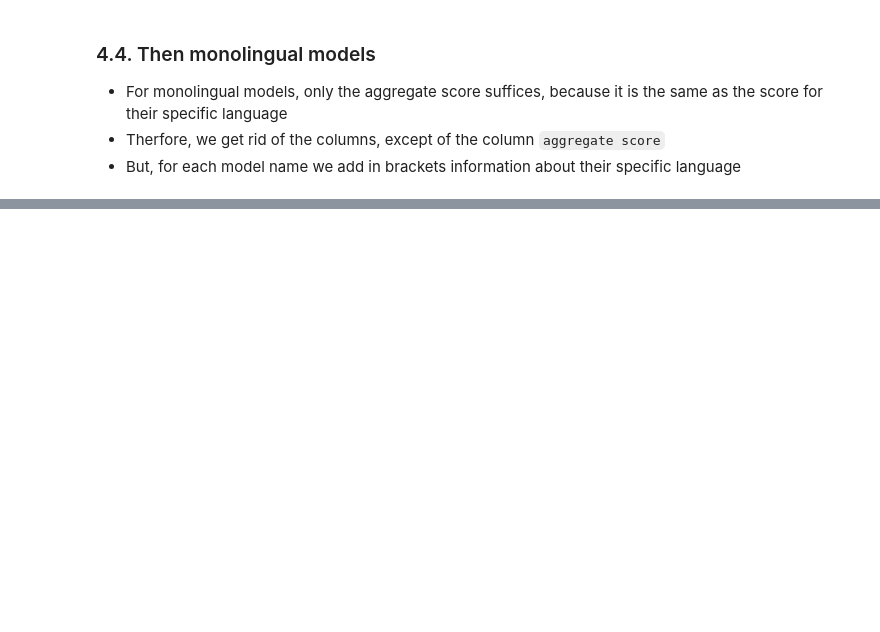
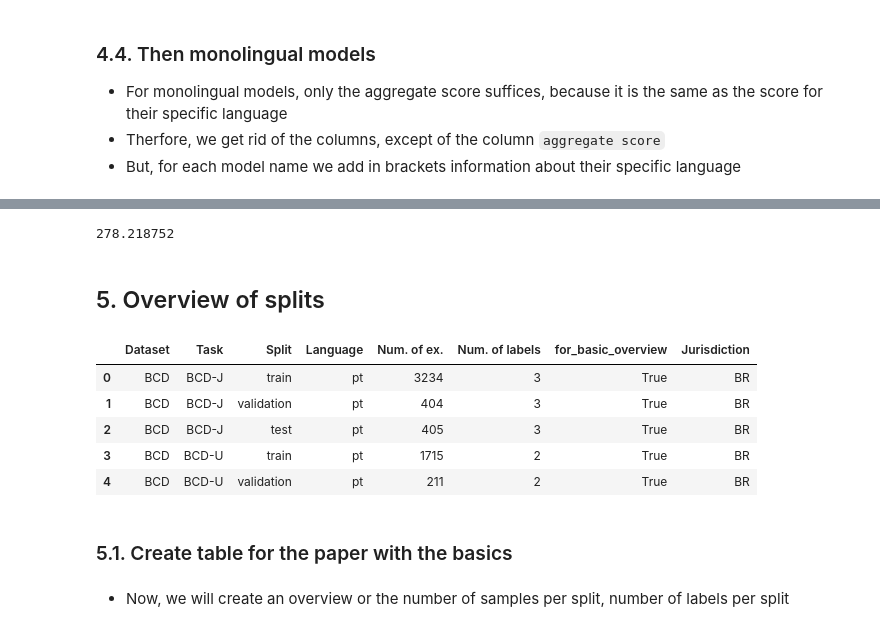
Before and after one commit to JoelNiklaus/LEXTREME, a Jupyter notebook: utils/Documentation_data_analysis.ipynb, the cells around one changed output, grey strips where cells are left out. Cells and saved outputs as stored; diff of their text form; code cells hidden in the pictures; blank space fills up the shorter version.

```diff
--- a/utils/Documentation_data_analysis.ipynb
+++ b/utils/Documentation_data_analysis.ipynb
@@ -816,0 +927,66 @@ dbmdz/bert-base-german-cased                   &       de &
+# %%
+model.num_parameters()/1e6
+# %% [output]
+278.218752
+# %% [markdown]
+## 5. Overview of splits
+# %%
+# Prepare everything
+
+def get_list_of_languages(dataset_name, df):
+    list_of_languages = sorted(list(df[df.Dataset==dataset_name].Language.unique()))
+    list_of_languages = [l for l in list_of_languages if l!="all"]
+    return ', '.join(list_of_languages)
+
+monolingual_tasks = set()
+multilingual_tasks = set()
+
+for task, list_of_langs in ra.meta_infos['task_language_mapping'].items():
+    if len(list_of_langs)>1:
+        multilingual_tasks.add(task)
+    else:
+        monolingual_tasks.add(task)
+
+
+def check_if_basic_configuration(finetuning_task, language):
+
+    if finetuning_task in multilingual_tasks and language=='all':
+        return True
+    elif finetuning_task in monolingual_tasks:
+        return True
+    else:
+        return False
+
+
+
+
+sizes = pd.read_excel("Results from the Literature.xlsx", sheet_name="Sizes")
+
+sizes['for_basic_overview'] = sizes.apply(lambda x: check_if_basic_configuration(x['finetuning_task'], x['language']), axis=1)
+
+
+sizes['number_of_examples'] = sizes['number_of_examples'].apply(int)
+sizes['number_of_labels'] = sizes['number_of_labels'].apply(int)
+
+# Add dataset for each finetuning task
+sizes['Dataset'] = sizes.finetuning_task.apply(lambda x: ra.meta_infos["config_to_dataset"][x])
+sizes["Jurisdiction"]=sizes.Dataset.apply(lambda x: ", ".join(ra.meta_infos["dataset_jurisdiction"][x]))
+
+sizes['finetuning_task'] = sizes['finetuning_task'].apply(lambda x: ra.meta_infos['task_abbreviations'][x])
+
+sizes['Dataset'] = sizes['Dataset'].apply(lambda x: ra.meta_infos['dataset_abbreviations'][x])
+
+sizes = sizes.rename(columns={"finetuning_task": "Task", "split":"Split","number_of_examples": "Num. of ex.","number_of_labels": "Num. of labels", "language": "Language"})
+sizes = sizes[["Dataset", "Task", "Split", "Language", "Num. of ex.","Num. of labels", "for_basic_overview", "Jurisdiction"]]
+sizes.head()
+# %% [output]
+|  | Dataset | Task | Split | Language | Num. of ex. | Num. of labels | for_basic_overview | Jurisdiction |
+| 0 | BCD | BCD-J | train | pt | 3234 | 3 | True | BR |
+| 1 | BCD | BCD-J | validation | pt | 404 | 3 | True | BR |
+| 2 | BCD | BCD-J | test | pt | 405 | 3 | True | BR |
+| 3 | BCD | BCD-U | train | pt | 1715 | 2 | True | BR |
+| 4 | BCD | BCD-U | validation | pt | 211 | 2 | True | BR |
+# %% [markdown]
+### 5.1. Create table for the paper with the basics
+# %% [markdown]
+- Now, we will create an overview or the number of samples per split, number of labels per split
```
Also changed, not shown: parts of 31 cells of this notebook, 1 other file.
